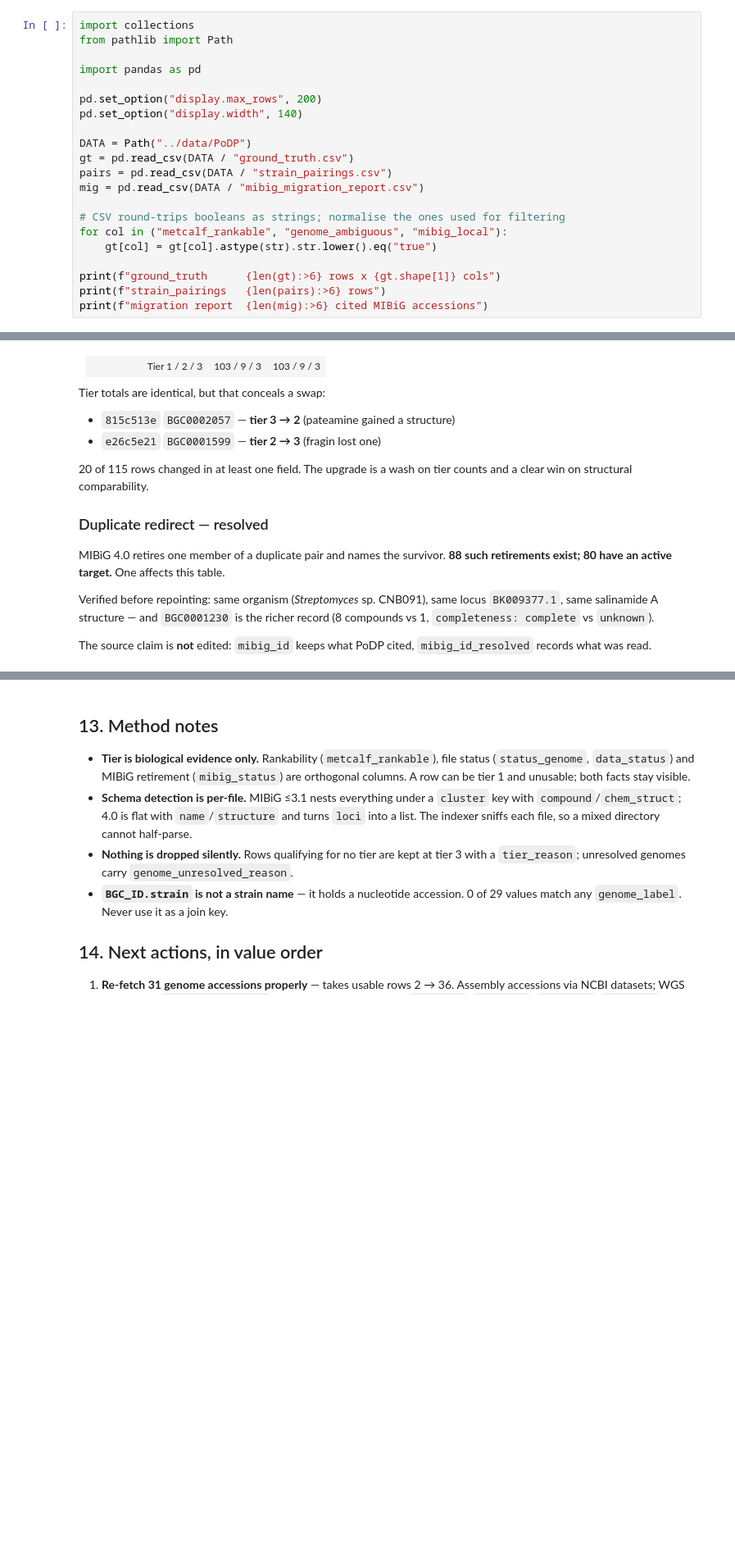
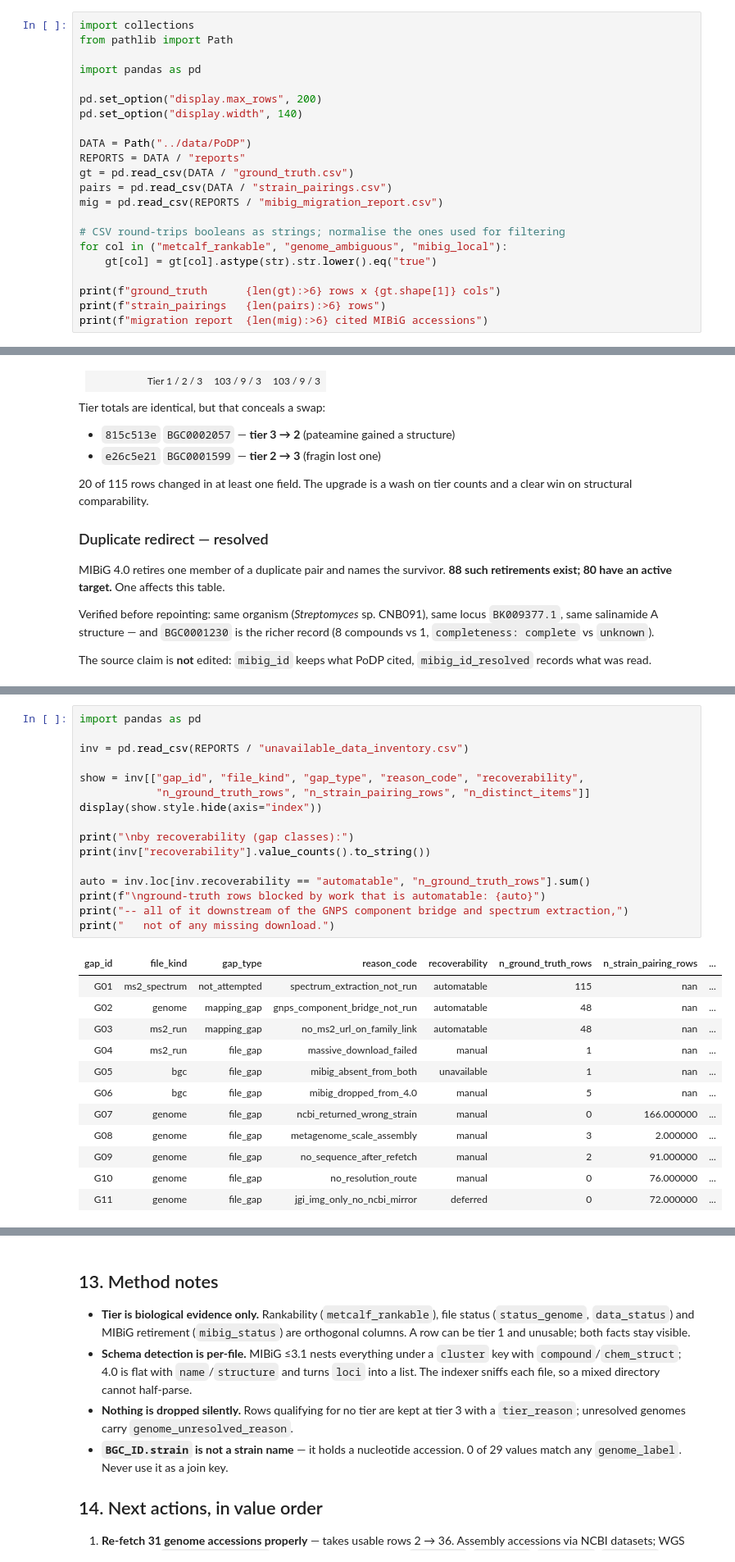
Before and after one commit to rosaliew/MASc-EDA, a Jupyter notebook: notebooks/podp-2026-08-ground-truth-report.ipynb, the cells around one changed output, grey strips where cells are left out. Shown at 82% size. Saved outputs shown, nothing was run; the diff lists cells and outputs as text; blank space fills up the shorter version.

```diff
--- a/notebooks/podp-2026-08-ground-truth-report.ipynb
+++ b/notebooks/podp-2026-08-ground-truth-report.ipynb
@@ -23,9 +23,10 @@ pd.set_option("display.max_rows", 200)
 pd.set_option("display.width", 140)
 
 DATA = Path("../data/PoDP")
+REPORTS = DATA / "reports"
 gt = pd.read_csv(DATA / "ground_truth.csv")
 pairs = pd.read_csv(DATA / "strain_pairings.csv")
-mig = pd.read_csv(DATA / "mibig_migration_report.csv")
+mig = pd.read_csv(REPORTS / "mibig_migration_report.csv")
 
 # CSV round-trips booleans as strings; normalise the ones used for filtering
 for col in ("metcalf_rankable", "genome_ambiguous", "mibig_local"):
@@ -678,0 +702,29 @@ gt.loc[gt["mibig_redirect"].notna(),
+# %%
+import pandas as pd
+
+inv = pd.read_csv(REPORTS / "unavailable_data_inventory.csv")
+
+show = inv[["gap_id", "file_kind", "gap_type", "reason_code", "recoverability",
+            "n_ground_truth_rows", "n_strain_pairing_rows", "n_distinct_items"]]
+display(show.style.hide(axis="index"))
+
+print("\nby recoverability (gap classes):")
+print(inv["recoverability"].value_counts().to_string())
+
+auto = inv.loc[inv.recoverability == "automatable", "n_ground_truth_rows"].sum()
+print(f"\nground-truth rows blocked by work that is automatable: {auto}")
+print("-- all of it downstream of the GNPS component bridge and spectrum extraction,")
+print("   not of any missing download.")
+# %% [output]
+| gap_id | file_kind | gap_type | reason_code | recoverability | n_ground_truth_rows | n_strain_pairing_rows | ... |
+| G01 | ms2_spectrum | not_attempted | spectrum_extraction_not_run | automatable | 115 | nan | ... |
+| G02 | genome | mapping_gap | gnps_component_bridge_not_run | automatable | 48 | nan | ... |
+| G03 | ms2_run | mapping_gap | no_ms2_url_on_family_link | automatable | 48 | nan | ... |
+| G04 | ms2_run | file_gap | massive_download_failed | manual | 1 | nan | ... |
+| G05 | bgc | file_gap | mibig_absent_from_both | unavailable | 1 | nan | ... |
+| G06 | bgc | file_gap | mibig_dropped_from_4.0 | manual | 5 | nan | ... |
+| G07 | genome | file_gap | ncbi_returned_wrong_strain | manual | 0 | 166.000000 | ... |
+| G08 | genome | file_gap | metagenome_scale_assembly | manual | 3 | 2.000000 | ... |
+| G09 | genome | file_gap | no_sequence_after_refetch | manual | 2 | 91.000000 | ... |
+| G10 | genome | file_gap | no_resolution_route | manual | 0 | 76.000000 | ... |
+| G11 | genome | file_gap | jgi_img_only_no_ncbi_mirror | deferred | 0 | 72.000000 | ... |
```
Also changed, not shown: parts of 12 cells of this notebook, 28 other files.
